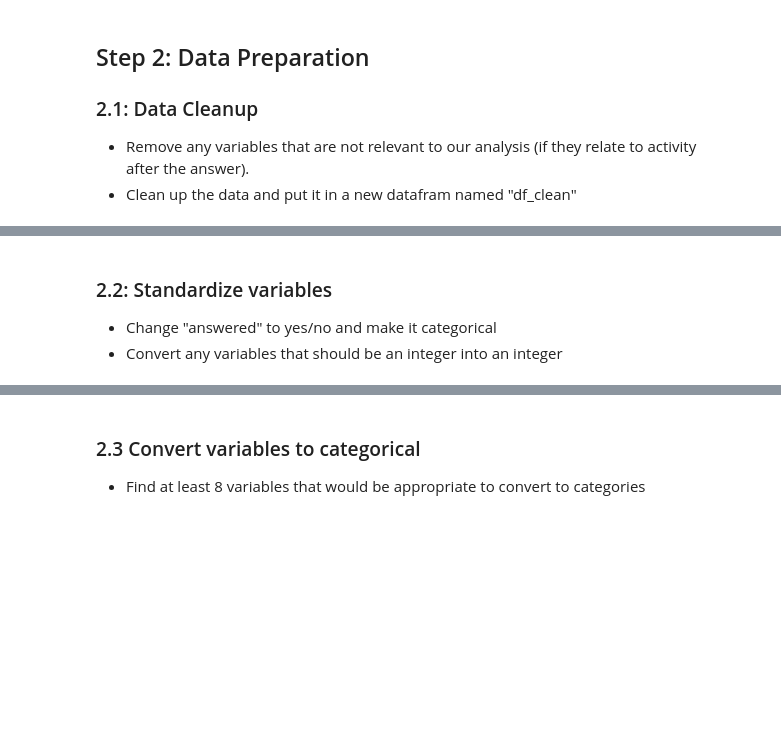
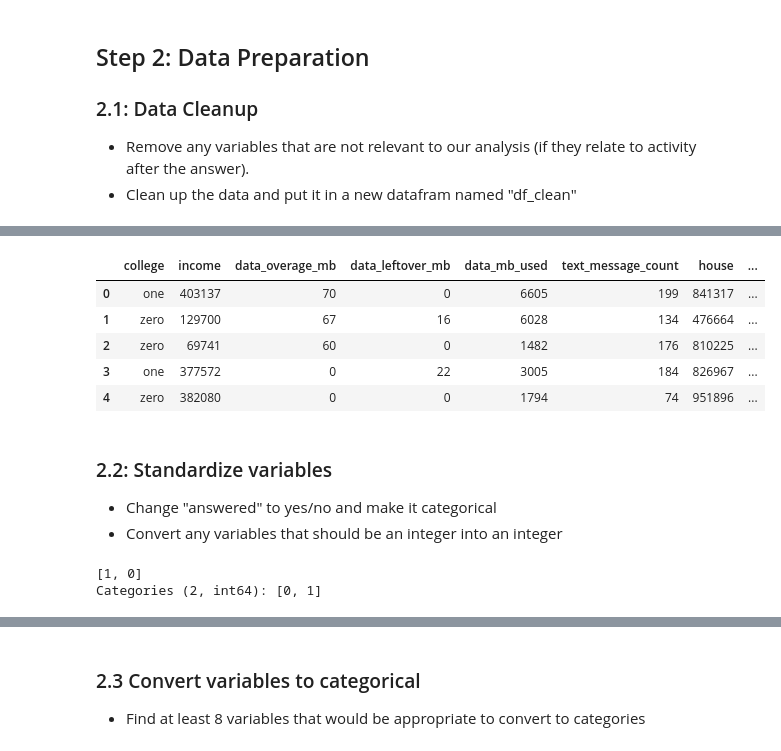
Before and after one commit to ThomasGwright/IS_FINAL_PROJECT, a Jupyter notebook: Assignments/Scripts/advise_invest_template.ipynb, the cells around one changed output, grey strips where cells are left out. Saved outputs shown, nothing was run; the diff lists cells and outputs as text; code cells hidden in the pictures; blank space fills up the shorter version.

```diff
--- a/Assignments/Scripts/advise_invest_template.ipynb
+++ b/Assignments/Scripts/advise_invest_template.ipynb
@@ -79,0 +114,6 @@ HTTPError: HTTP Error 404: Not Found
+# %%
+#delete outliers
+df_clean = df[(df["income"] > 0) & (df["house"] > 0) & (df["handset_price"] < 10000)]
+
+# Display summary of cleaned data
+print(df_clean.describe())
@@ -80,2 +138,16 @@ HTTPError: HTTP Error 404: Not Found
+# %%
+#remove variables that are not helpful
+# Remove unnecessary columns
+df_clean = df_clean.drop(columns=["id", "operating_system"])
+
+# Display first few rows to confirm changes
+df_clean.head()
+# %% [output]
+|  | college | income | data_overage_mb | data_leftover_mb | data_mb_used | text_message_count | house | ... |
+| 0 | one | 403137 | 70 | 0 | 6605 | 199 | 841317 | ... |
+| 1 | zero | 129700 | 67 | 16 | 6028 | 134 | 476664 | ... |
+| 2 | zero | 69741 | 60 | 0 | 1482 | 176 | 810225 | ... |
+| 3 | one | 377572 | 0 | 22 | 3005 | 184 | 826967 | ... |
+| 4 | zero | 382080 | 0 | 0 | 1794 | 74 | 951896 | ... |
 # %%
 #cleanup any missing or non-standardized data
@@ -90,0 +160,9 @@ HTTPError: HTTP Error 404: Not Found
+# %%
+# Convert answered to categorical
+df_clean["leave"] = df_clean["leave"].map({"STAY": 0, "LEAVE": 1}).astype("category")
+
+# Verify changes
+print(df_clean["leave"].unique())
+# %% [output]
+[1, 0]
+Categories (2, int64): [0, 1]
```
Also changed, not shown: parts of 14 cells of this notebook.
